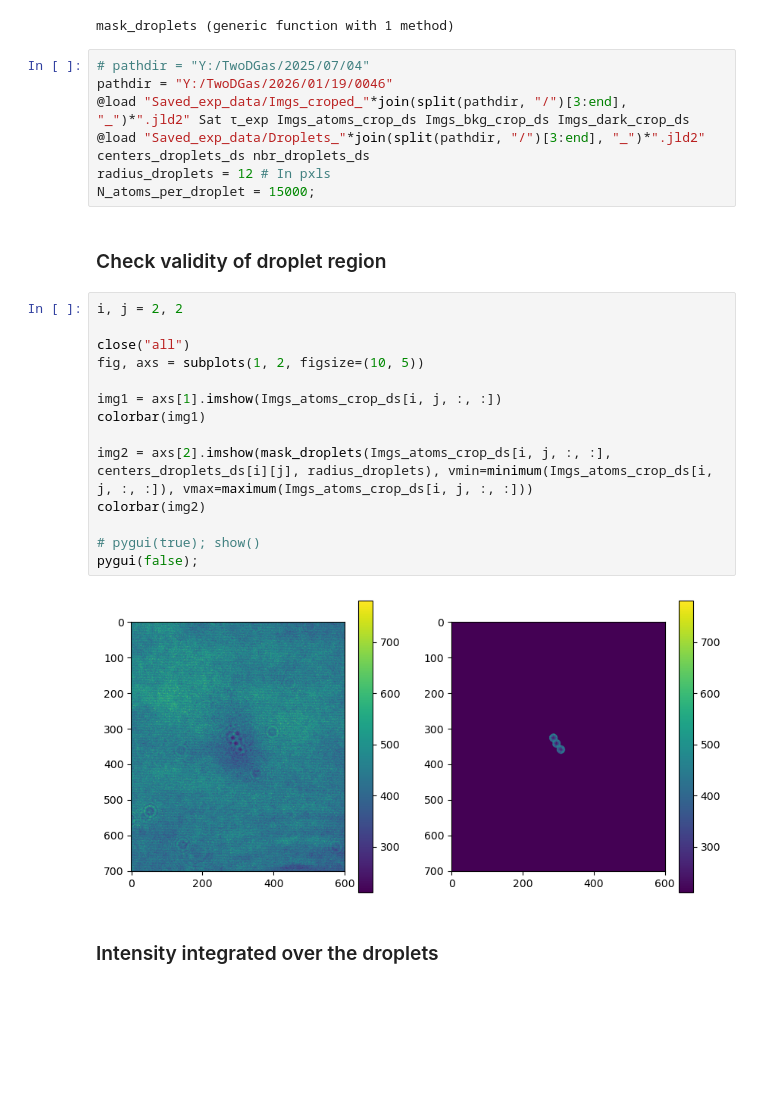
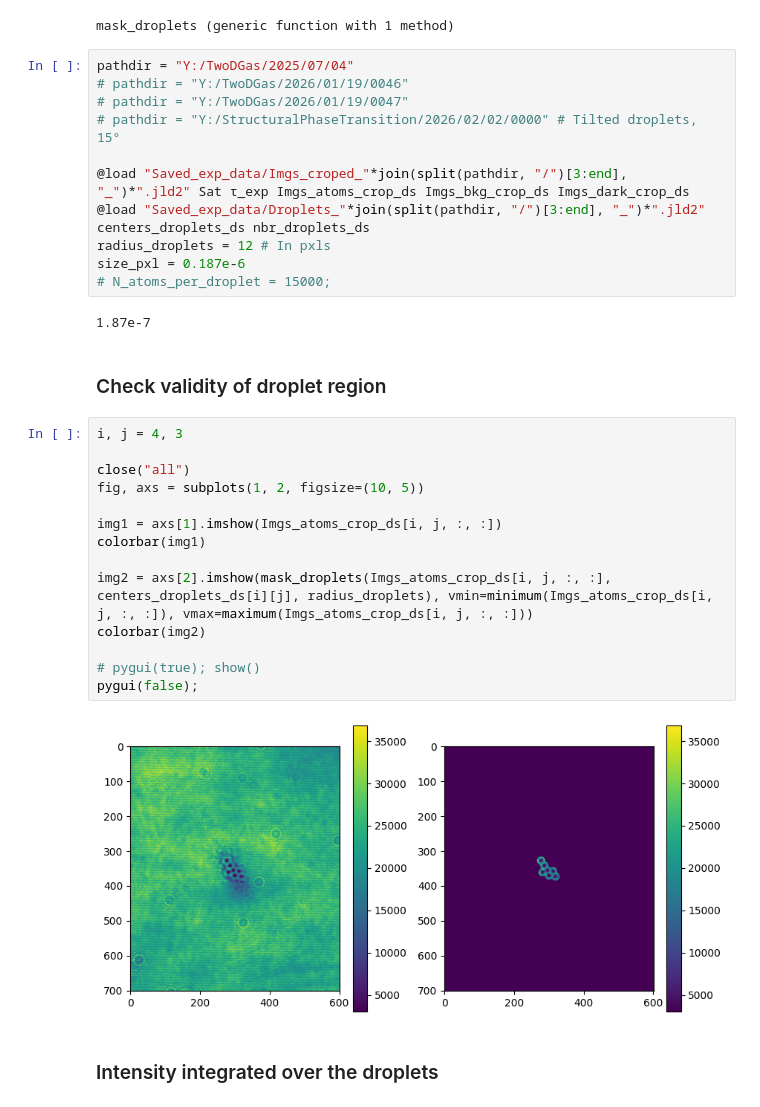
Before and after one commit to DolbeaultRemy/SR_droplets, a Jupyter notebook: Image_analysis/Intensity_integrated_droplets.ipynb, the cells around one changed output. Cells and saved outputs as stored; diff of their text form; blank space fills up the shorter version.

```diff
--- a/Image_analysis/Intensity_integrated_droplets.ipynb
+++ b/Image_analysis/Intensity_integrated_droplets.ipynb
@@ -32,30 +32,36 @@ end
 # %% [output]
 mask_droplets (generic function with 1 method)
 # %%
-# pathdir = "Y:/TwoDGas/2025/07/04"
-pathdir = "Y:/TwoDGas/2026/01/19/0046"
+pathdir = "Y:/TwoDGas/2025/07/04"
+# pathdir = "Y:/TwoDGas/2026/01/19/0046"
+# pathdir = "Y:/TwoDGas/2026/01/19/0047"
+# pathdir = "Y:/StructuralPhaseTransition/2026/02/02/0000" # Tilted droplets, 15°
+
 @load "Saved_exp_data/Imgs_croped_"*join(split(pathdir, "/")[3:end], "_")*".jld2" Sat τ_exp Imgs_atoms_crop_ds Imgs_bkg_crop_ds Imgs_dark_crop_ds
 @load "Saved_exp_data/Droplets_"*join(split(pathdir, "/")[3:end], "_")*".jld2" centers_droplets_ds nbr_droplets_ds
 radius_droplets = 12 # In pxls
-N_atoms_per_droplet = 15000;
+size_pxl = 0.187e-6
+# N_atoms_per_droplet = 15000;
+# %% [output]
+1.87e-7
 # %% [markdown]
 ### Check validity of droplet region
 # %%
-i, j = 2, 2
+i, j = 4, 3
 
 close("all")
 fig, axs = subplots(1, 2, figsize=(10, 5))
 
 img1 = axs[1].imshow(Imgs_atoms_crop_ds[i, j, :, :])
 colorbar(img1)
 
 img2 = axs[2].imshow(mask_droplets(Imgs_atoms_crop_ds[i, j, :, :], centers_droplets_ds[i][j], radius_droplets), vmin=minimum(Imgs_atoms_crop_ds[i, j, :, :]), vmax=maximum(Imgs_atoms_crop_ds[i, j, :, :]))
 colorbar(img2)
 
 # pygui(true); show()
 pygui(false);
 # %% [output]
-[figure, old version]
+[figure, new version]
 # %% [markdown]
 ### Intensity integrated over the droplets
 # %%
```
Also changed, not shown: parts of 8 cells of this notebook, 29 other files.
